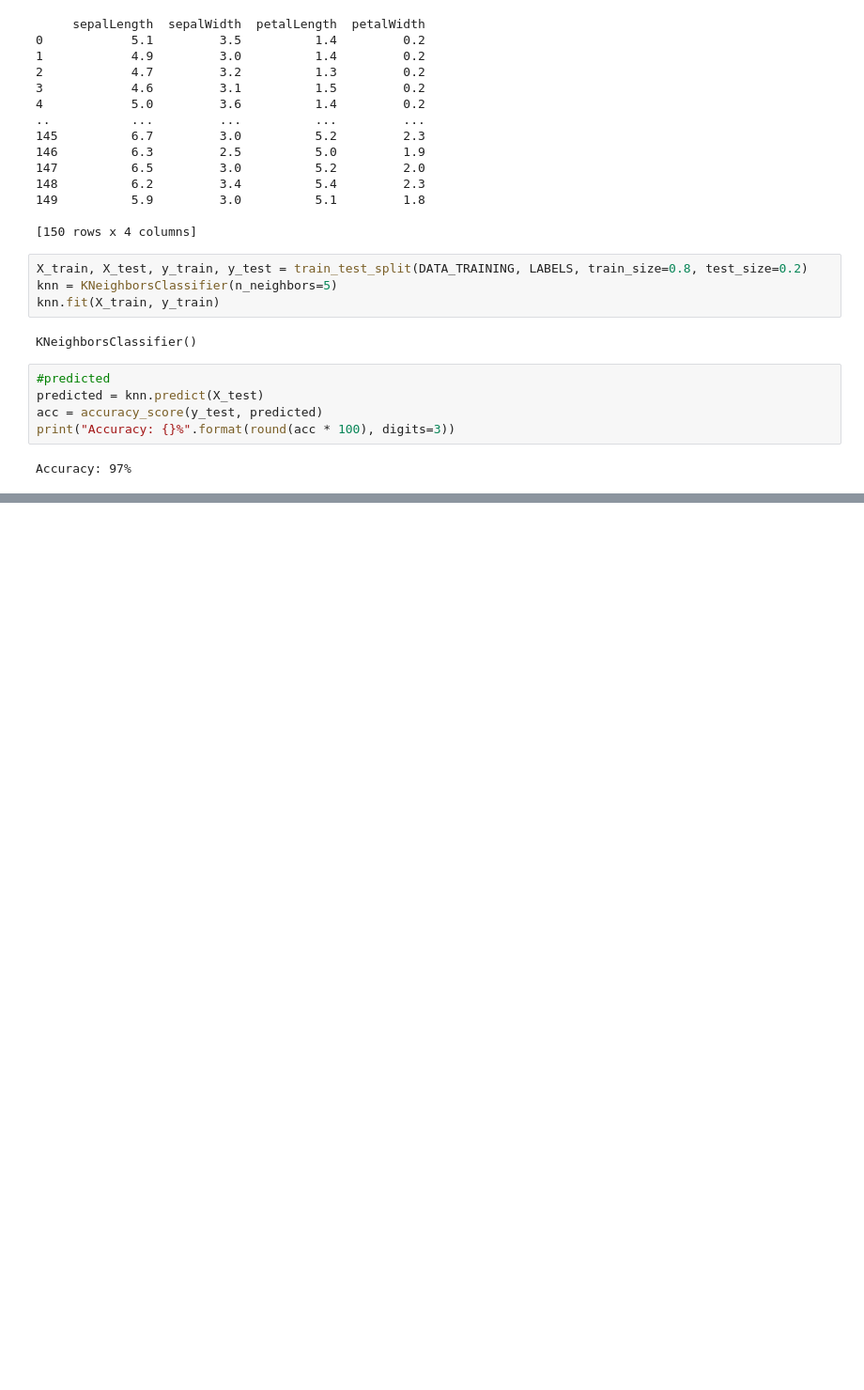
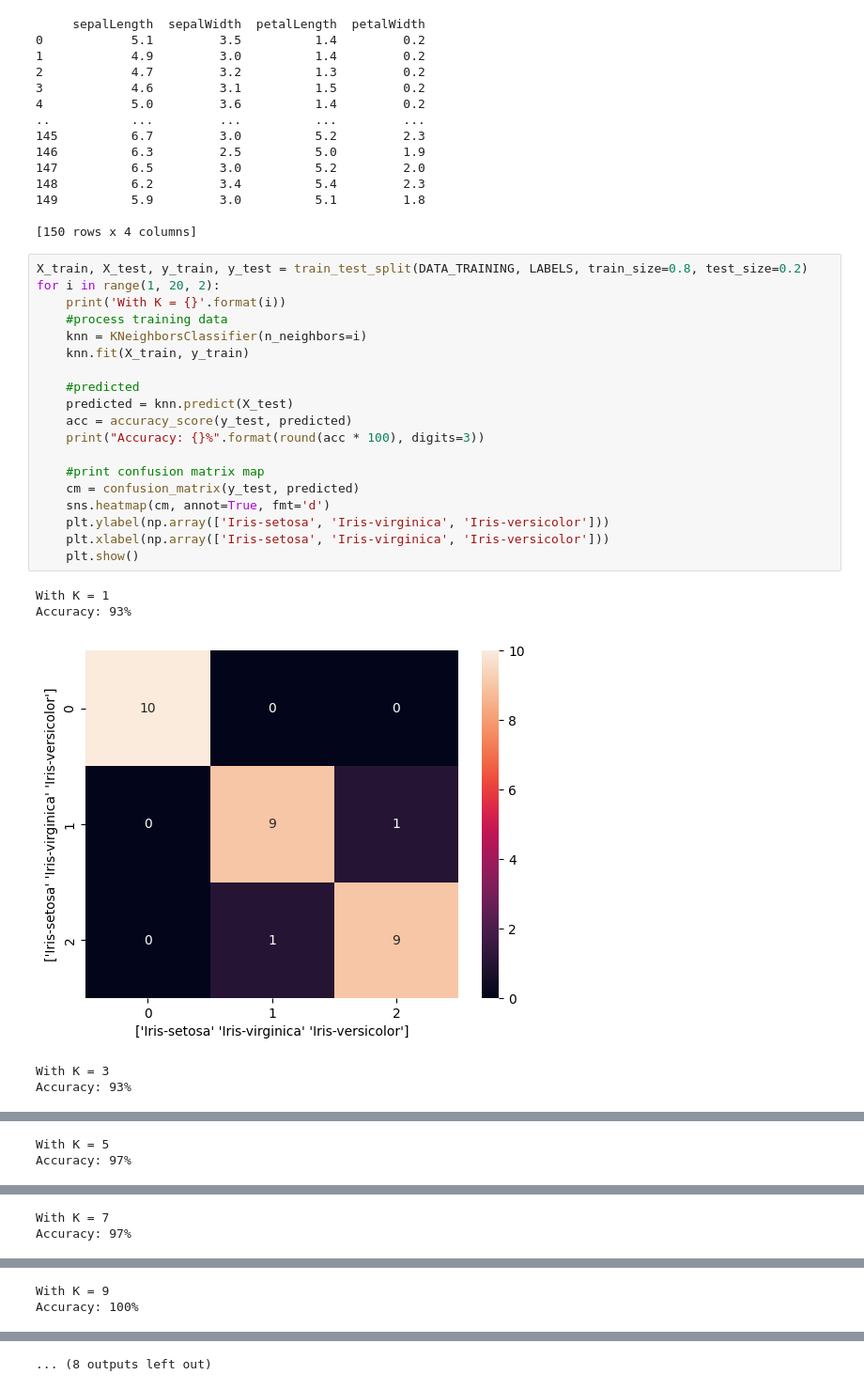
Before and after one commit to tinhvo12022003/MachineLearning, a Jupyter notebook: KNN.ipynb, the cells around one changed output, grey strips where cells are left out. Shown at 94% size. Saved outputs shown, nothing was run; the diff lists cells and outputs as text; blank space fills up the shorter version.

Commit message:
add confusion matrix with K index

```diff
--- a/KNN.ipynb
+++ b/KNN.ipynb
@@ -44,16 +44,28 @@ print(DATA_TRAINING)
 149          5.9         3.0          5.1         1.8
 
 [150 rows x 4 columns]
-# %%
-X_train, X_test, y_train, y_test = train_test_split(DATA_TRAINING, LABELS, train_size=0.8, test_size=0.2)
-knn = KNeighborsClassifier(n_neighbors=5)
-knn.fit(X_train, y_train)
-# %% [output]
-KNeighborsClassifier()
-# %%
-#predicted
-predicted = knn.predict(X_test)
-acc = accuracy_score(y_test, predicted)
-print("Accuracy: {}%".format(round(acc * 100), digits=3))
-# %% [output]
-Accuracy: 97%
+# %%
+X_train, X_test, y_train, y_test = train_test_split(DATA_TRAINING, LABELS, train_size=0.8, test_size=0.2)
+for i in range(1, 20, 2):
+    print('With K = {}'.format(i))
+    #process training data
+    knn = KNeighborsClassifier(n_neighbors=i)
+    knn.fit(X_train, y_train)
+
+    #predicted
+    predicted = knn.predict(X_test)
+    acc = accuracy_score(y_test, predicted)
+    print("Accuracy: {}%".format(round(acc * 100), digits=3))
+
+    #print confusion matrix map
+    cm = confusion_matrix(y_test, predicted)
+    sns.heatmap(cm, annot=True, fmt='d')
+    plt.ylabel(np.array(['Iris-setosa', 'Iris-virginica', 'Iris-versicolor']))
+    plt.xlabel(np.array(['Iris-setosa', 'Iris-virginica', 'Iris-versicolor']))
+    plt.show()
+# %% [output]
+With K = 1
+Accuracy: 93%
+[figure, added]
+With K = 3
+Accuracy: 93%
@@ -59,0 +73,2 @@ Accuracy: 97%
+With K = 5
+Accuracy: 97%
@@ -59,0 +76,2 @@ Accuracy: 97%
+With K = 7
+Accuracy: 97%
@@ -59,0 +79,2 @@ Accuracy: 97%
+With K = 9
+Accuracy: 100%
@@ -59,0 +85 @@ Accuracy: 97%
+... (8 outputs left out)
```
Also changed, not shown: parts of 2 cells of this notebook.
